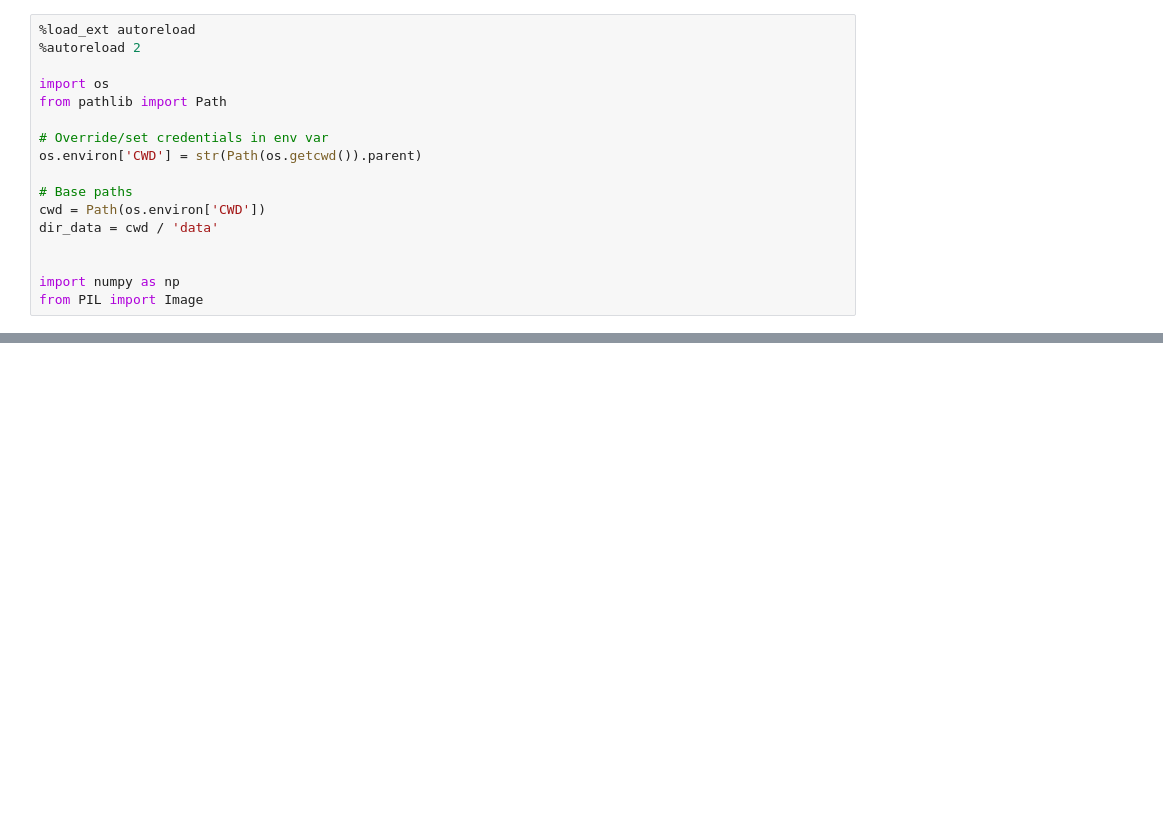
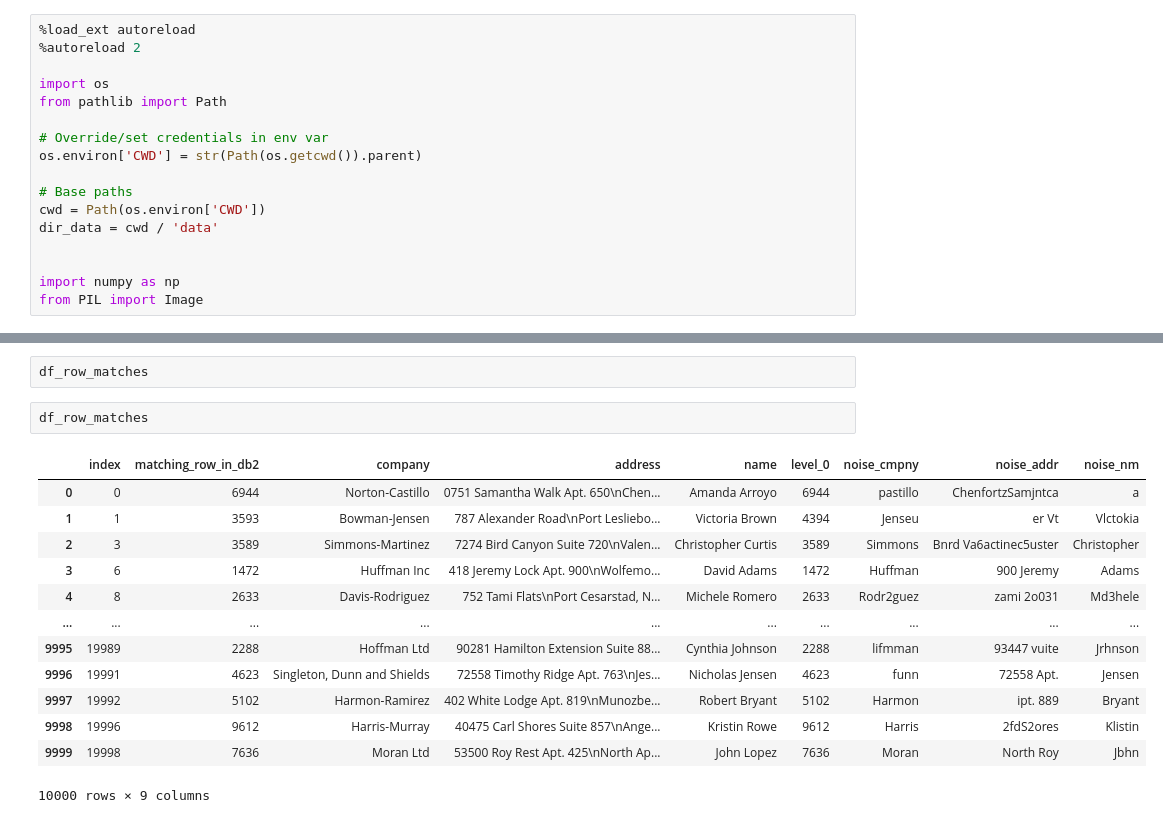
Before and after one commit to ivsanro1/research, a Jupyter notebook: record_linkage/content_aware_column_match_detection_between_databases.ipynb, the cells around one changed output, grey strips where cells are left out. Saved outputs shown, nothing was run; the diff lists cells and outputs as text; blank space fills up the shorter version.

```diff
--- a/record_linkage/content_aware_column_match_detection_between_databases.ipynb
+++ b/record_linkage/content_aware_column_match_detection_between_databases.ipynb
@@ -210,0 +442,18 @@ matched
+# %%
+df_row_matches
+# %%
+df_row_matches
+# %% [output]
+|  | index | matching_row_in_db2 | company | address | name | level_0 | noise_cmpny | noise_addr | noise_nm |
+| 0 | 0 | 6944 | Norton-Castillo | 0751 Samantha Walk Apt. 650\nChen... | Amanda Arroyo | 6944 | pastillo | ChenfortzSamjntca | a |
+| 1 | 1 | 3593 | Bowman-Jensen | 787 Alexander Road\nPort Lesliebo... | Victoria Brown | 4394 | Jenseu | er Vt | Vlctokia |
+| 2 | 3 | 3589 | Simmons-Martinez | 7274 Bird Canyon Suite 720\nValen... | Christopher Curtis | 3589 | Simmons | Bnrd Va6actinec5uster | Christopher |
+| 3 | 6 | 1472 | Huffman Inc | 418 Jeremy Lock Apt. 900\nWolfemo... | David Adams | 1472 | Huffman | 900 Jeremy | Adams |
+| 4 | 8 | 2633 | Davis-Rodriguez | 752 Tami Flats\nPort Cesarstad, N... | Michele Romero | 2633 | Rodr2guez | zami 2o031 | Md3hele |
+| ... | ... | ... | ... | ... | ... | ... | ... | ... | ... |
+| 9995 | 19989 | 2288 | Hoffman Ltd | 90281 Hamilton Extension Suite 88... | Cynthia Johnson | 2288 | lifmman | 93447 vuite | Jrhnson |
+| 9996 | 19991 | 4623 | Singleton, Dunn and Shields | 72558 Timothy Ridge Apt. 763\nJes... | Nicholas Jensen | 4623 | funn | 72558 Apt. | Jensen |
+| 9997 | 19992 | 5102 | Harmon-Ramirez | 402 White Lodge Apt. 819\nMunozbe... | Robert Bryant | 5102 | Harmon | ipt. 889 | Bryant |
+| 9998 | 19996 | 9612 | Harris-Murray | 40475 Carl Shores Suite 857\nAnge... | Kristin Rowe | 9612 | Harris | 2fdS2ores | Klistin |
+| 9999 | 19998 | 7636 | Moran Ltd | 53500 Roy Rest Apt. 425\nNorth Ap... | John Lopez | 7636 | Moran | North Roy | Jbhn |
+10000 rows × 9 columns
```
Also changed, not shown: parts of 60 cells of this notebook.
